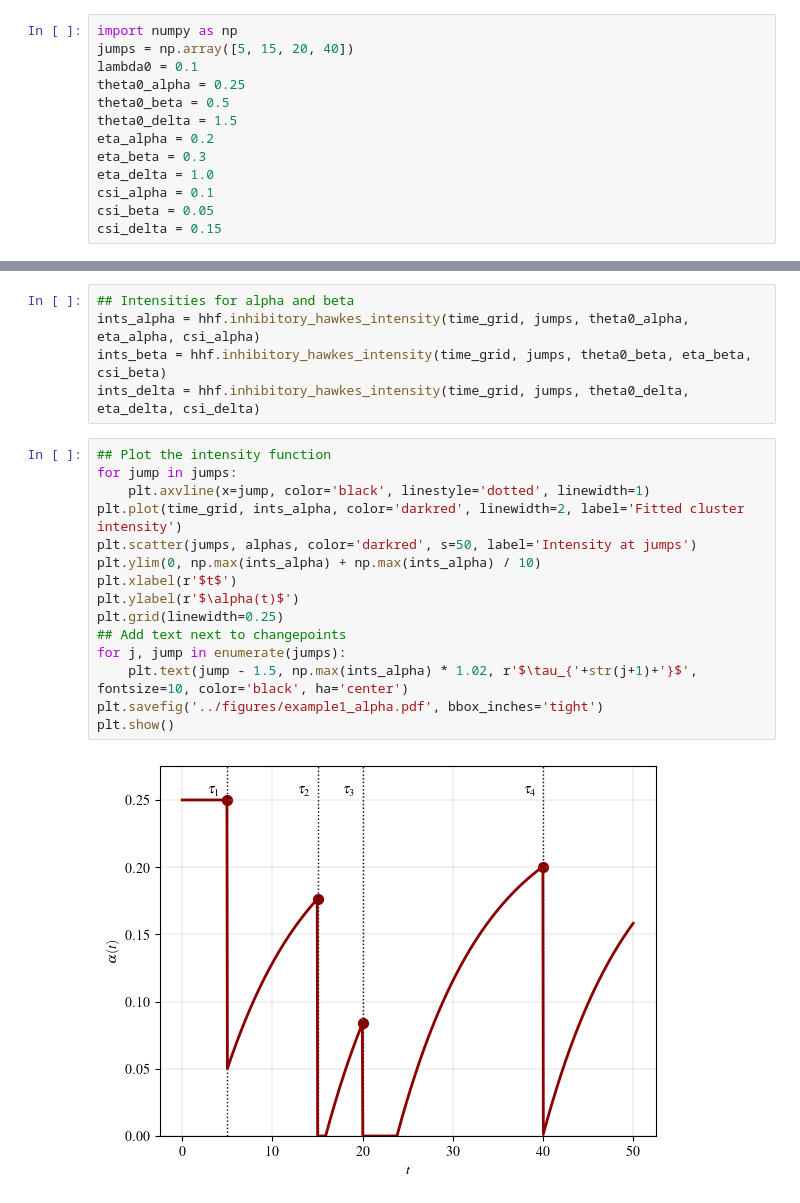
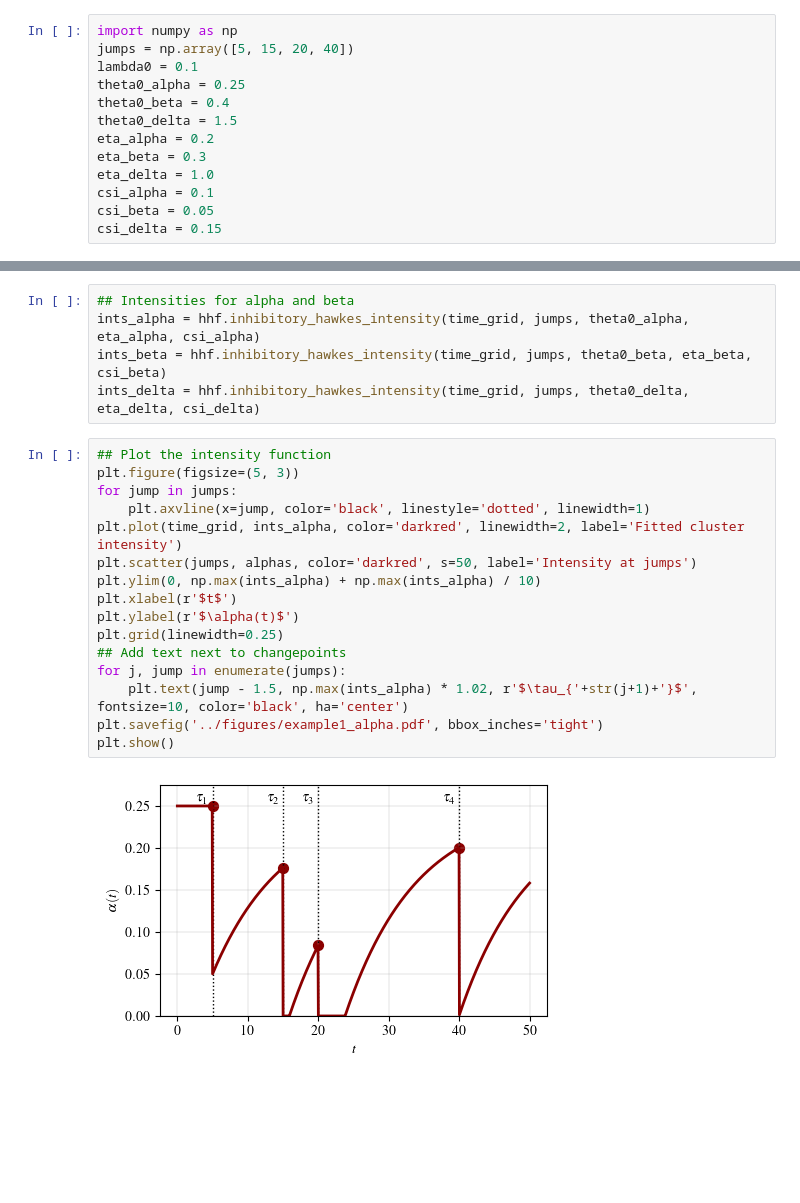
Before and after one commit to fraspass/hep, a Jupyter notebook: notebooks/hierarchical_hawkes_delay.ipynb, the cells around one changed output, grey strips where cells are left out. Drawn from its saved outputs; the diff is of its cells as text; blank space fills up the shorter version.

```diff
--- a/notebooks/hierarchical_hawkes_delay.ipynb
+++ b/notebooks/hierarchical_hawkes_delay.ipynb
@@ -17,7 +17,7 @@ import numpy as np
 jumps = np.array([5, 15, 20, 40])
 lambda0 = 0.1
 theta0_alpha = 0.25
-theta0_beta = 0.5
+theta0_beta = 0.4
 theta0_delta = 1.5
 eta_alpha = 0.2
 eta_beta = 0.3
@@ -75,19 +77,20 @@ ints_beta = hhf.inhibitory_hawkes_intensity(time_grid, jumps, theta0_beta, eta_b
 ints_delta = hhf.inhibitory_hawkes_intensity(time_grid, jumps, theta0_delta, eta_delta, csi_delta)
 # %%
 ## Plot the intensity function
+plt.figure(figsize=(5, 3))
 for jump in jumps:
     plt.axvline(x=jump, color='black', linestyle='dotted', linewidth=1)
 plt.plot(time_grid, ints_alpha, color='darkred', linewidth=2, label='Fitted cluster intensity')
 plt.scatter(jumps, alphas, color='darkred', s=50, label='Intensity at jumps')
 plt.ylim(0, np.max(ints_alpha) + np.max(ints_alpha) / 10)
 plt.xlabel(r'$t$')
 plt.ylabel(r'$\alpha(t)$')
 plt.grid(linewidth=0.25)
 ## Add text next to changepoints
 for j, jump in enumerate(jumps):
     plt.text(jump - 1.5, np.max(ints_alpha) * 1.02, r'$\tau_{'+str(j+1)+'}$', fontsize=10, color='black', ha='center')
 plt.savefig('../figures/example1_alpha.pdf', bbox_inches='tight')
 plt.show()
 # %% [output]
-[figure, old version]
+[figure, new version]
 # %%
```
Also changed, not shown: parts of 3 cells of this notebook, 8 other files.
